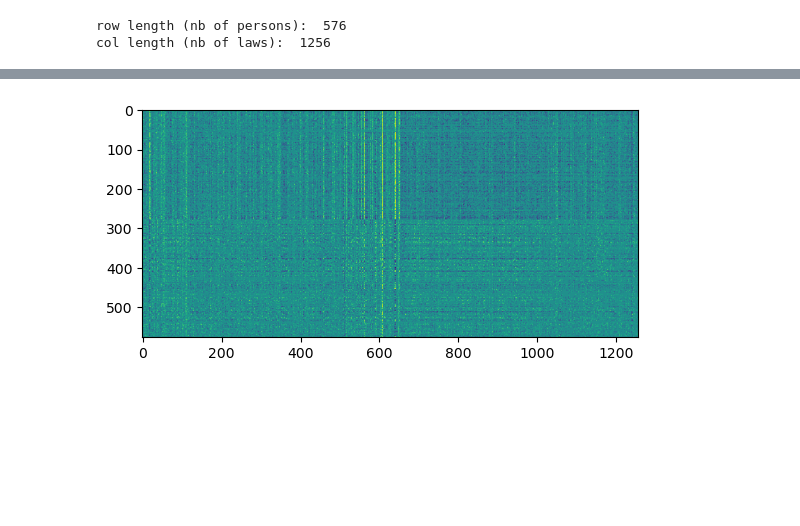
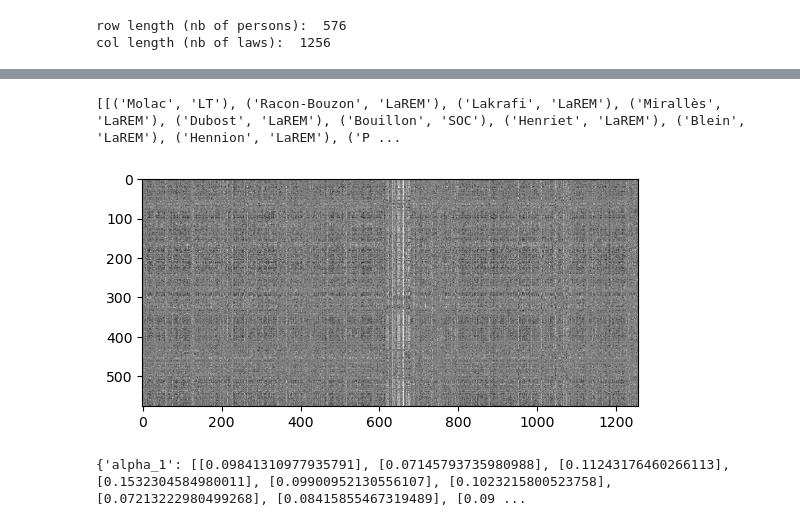
Before and after one commit to AngelReyero/LBM-MNAR, a Jupyter notebook: run.ipynb, the cells around one changed output, grey strips where cells are left out. Saved outputs shown, nothing was run; the diff lists cells and outputs as text; code cells hidden in the pictures; blank space fills up the shorter version.

```diff
--- a/run.ipynb
+++ b/run.ipynb
@@ -130,10 +115,14 @@ MPs classes :  [2 2 1 2 2 2 2 2 2 1 2 2 1 2 2 2 2 0 1 1 2 2 0 1 1 2 1 1 2 2 2 2
+# %%
+print([[(deputes[i]['nom'], deputes[i]['groupe']) for i, c in enumerate(row_classes) if c == nq] for nq in range(nq)])
+# %% [output]
+[[('Molac', 'LT'), ('Racon-Bouzon', 'LaREM'), ('Lakrafi', 'LaREM'), ('Mirallès', 'LaREM'), ('Dubost', 'LaREM'), ('Bouillon', 'SOC'), ('Henriet', 'LaREM'), ('Blein', 'LaREM'), ('Hennion', 'LaREM'), ('P ...
 # %%
 ######### Display the vote matrix, rows and columns re-ordered according to their respective classes.
-plt.imshow(
-    votes[np.argsort(tau_1.argmax(axis=1)), :][
-        :, np.argsort(tau_2.argmax(axis=1))
-    ]
-)
+#fig, ax = plt.subplots(ncols=2)
+
+#ax[0].imshow(votes, cmap='gray')
+#ax[1]
+plt.imshow(votes[np.argsort(row_classes), :][:, np.argsort(column_classes)], cmap='gray')
 plt.show()
 # %% [output]
-[figure, old version]
+[figure, new version]
@@ -139,0 +152,5 @@ plt.show()
+# %%
+loaded_parameters = load_objects_from_yaml('trained_parameters.yaml')
+print(loaded_parameters)
+# %% [output]
+{'alpha_1': [[0.09841310977935791], [0.07145793735980988], [0.11243176460266113], [0.1532304584980011], [0.09900952130556107], [0.1023215800523758], [0.07213222980499268], [0.08415855467319489], [0.09 ...
```
Also changed, not shown: parts of 11 cells of this notebook, 3 other files.
